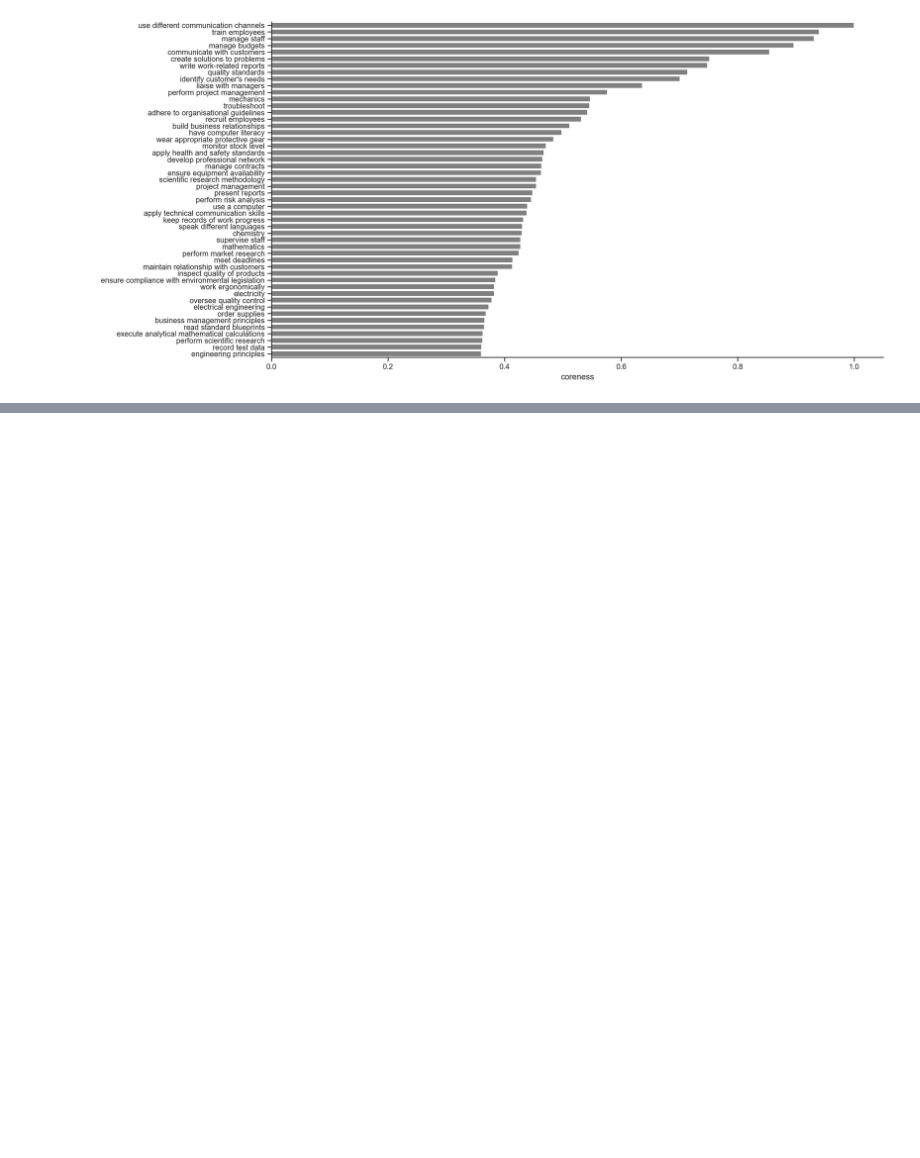
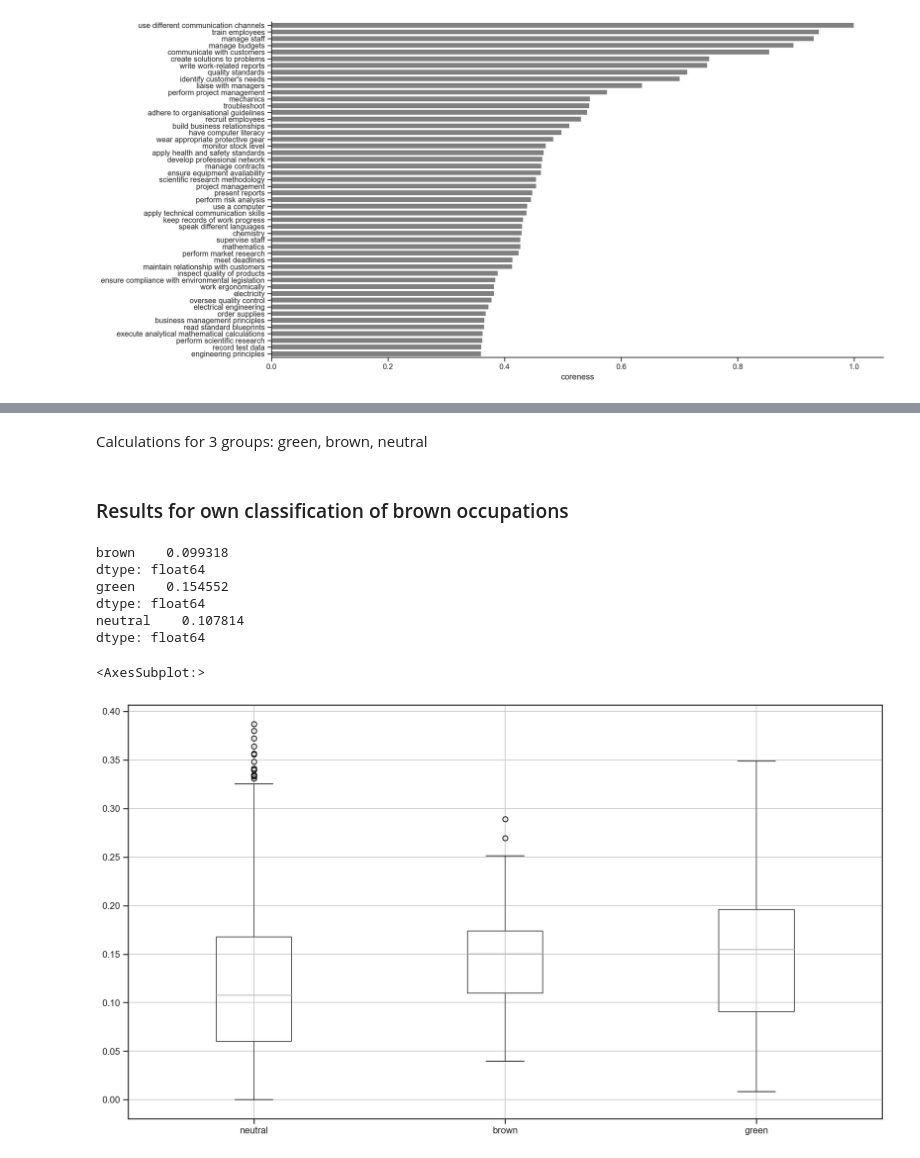
Before and after one commit to derpyninja/rejet, a Jupyter notebook: notebooks/11-fz-coreness-visualisations.ipynb, the cells around one changed output, grey strips where cells are left out. Saved outputs shown, nothing was run; the diff lists cells and outputs as text; code cells hidden in the pictures; blank space fills up the shorter version.

```diff
--- a/notebooks/11-fz-coreness-visualisations.ipynb
+++ b/notebooks/11-fz-coreness-visualisations.ipynb
@@ -107,0 +248,7 @@ sns.despine()
+# %% [markdown]
+Calculations for 3 groups: green, brown, neutral
+# %%
+df_metadata = pd.read_csv(
+    os.path.join(data_interim, "ESCO_ONET_METADATA.csv"),
+    index_col=0
+)
@@ -107,0 +295,54 @@ sns.despine()
+# %%
+# establish categories
+df_metadata["is_green"] = df_metadata.greenness_vona_2018_v2 > 0
+df_metadata["is_brown_vona"] = df_metadata["is_brown_vona"].fillna(False)
+df_metadata["is_neutral"] = (df_metadata.is_green == False) & (df_metadata.is_brown == False)
+df_metadata["is_neutral_vona"] = (df_metadata.is_green == False) & (df_metadata.is_brown_vona == False)
+# %% [markdown]
+### Results for own classification of brown occupations
+# %%
+# brown
+res = {}
+for link in df_metadata[df_metadata.is_brown].concept_uri.values:
+    coreness["occ"] = occ_skills_matrix_essential_optional.loc[link,:].values
+    res[link] = coreness[coreness.occ == 1].coreness.mean()
+
+coreness_brown = pd.DataFrame(res, index=["brown"]).T.sort_values("brown", ascending=False)
+
+# green
+res = {}
+for link in df_metadata[df_metadata.is_green].concept_uri.values:
+    coreness["occ"] = occ_skills_matrix_essential_optional.loc[link,:].values
+    res[link] = coreness[coreness.occ == 1].coreness.mean()
+
+coreness_green = pd.DataFrame(res, index=["green"]).T.sort_values("green", ascending=False)
+
+# neutral
+res = {}
+for link in df_metadata[df_metadata.is_neutral].concept_uri.values:
+    coreness["occ"] = occ_skills_matrix_essential_optional.loc[link,:].values
+    res[link] = coreness[coreness.occ == 1].coreness.mean()
+
+coreness_neutral = pd.DataFrame(res, index=["neutral"]).T.sort_values("neutral", ascending=False)
+# %%
+print(coreness_brown.median())
+print(coreness_green.median())
+print(coreness_neutral.median())
+# %% [output]
+brown    0.099318
+dtype: float64
+green    0.154552
+dtype: float64
+neutral    0.107814
+dtype: float64
+# %%
+dfc = pd.DataFrame(df_metadata.concept_uri)
+dfc.index = dfc.concept_uri
+
+df_coreness = dfc.join(coreness_neutral).join(coreness_brown).join(coreness_green)
+df_coreness = df_coreness.drop(labels="concept_uri", axis=1)
+# %%
+df_coreness.boxplot()
+# %% [output]
+<AxesSubplot:>
+[figure, added]
```
Also changed, not shown: parts of 39 cells of this notebook, 4 other files.
